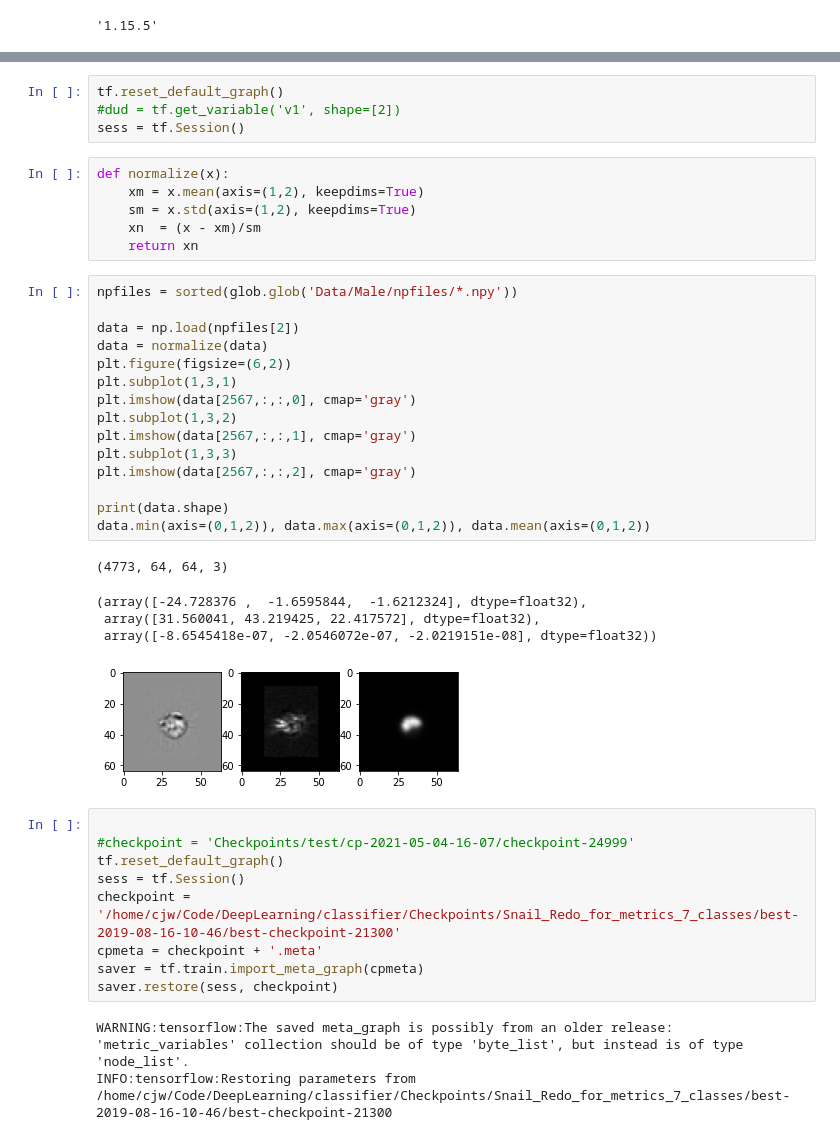
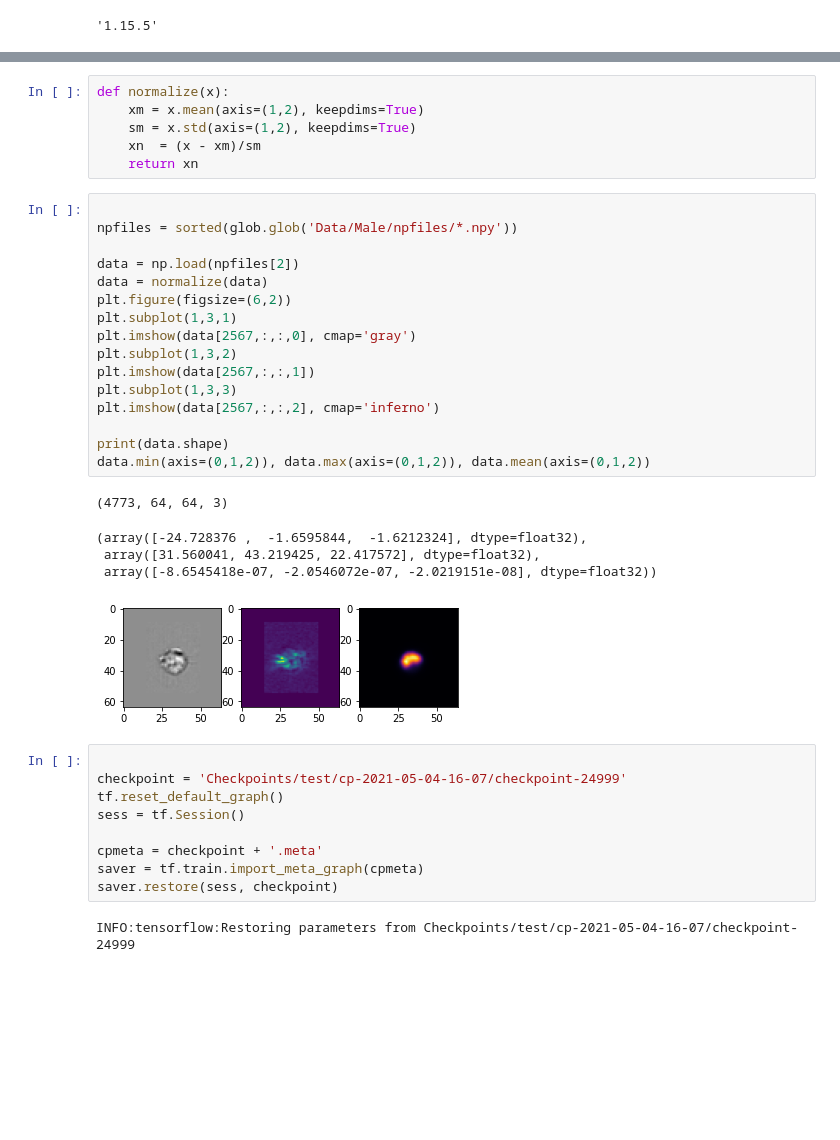
Before and after one commit to stowersinstitute/LIBPB-1390-Image3C, a Jupyter notebook: 4-Classifier/infer-male-example.ipynb, the cells around one changed output, grey strips where cells are left out. Saved outputs shown, nothing was run; the diff lists cells and outputs as text; blank space fills up the shorter version.

```diff
--- a/4-Classifier/infer-male-example.ipynb
+++ b/4-Classifier/infer-male-example.ipynb
@@ -30,7 +14,3 @@ def read_mm(mfile):
-# %%
-tf.reset_default_graph()
-#dud = tf.get_variable('v1', shape=[2])
-sess = tf.Session()
 # %%
 def normalize(x):
     xm = x.mean(axis=(1,2), keepdims=True)
@@ -38,37 +18,36 @@ def normalize(x):
     xn  = (x - xm)/sm
     return xn
 # %%
+
 npfiles = sorted(glob.glob('Data/Male/npfiles/*.npy'))
 
 data = np.load(npfiles[2])
 data = normalize(data)
 plt.figure(figsize=(6,2))
 plt.subplot(1,3,1)
 plt.imshow(data[2567,:,:,0], cmap='gray')
 plt.subplot(1,3,2)
-plt.imshow(data[2567,:,:,1], cmap='gray')
+plt.imshow(data[2567,:,:,1])
 plt.subplot(1,3,3)
-plt.imshow(data[2567,:,:,2], cmap='gray')
+plt.imshow(data[2567,:,:,2], cmap='inferno')
 
 print(data.shape)
 data.min(axis=(0,1,2)), data.max(axis=(0,1,2)), data.mean(axis=(0,1,2))
 # %% [output]
 (4773, 64, 64, 3)
 (array([-24.728376 ,  -1.6595844,  -1.6212324], dtype=float32),
  array([31.560041, 43.219425, 22.417572], dtype=float32),
  array([-8.6545418e-07, -2.0546072e-07, -2.0219151e-08], dtype=float32))
-[figure, old version]
+[figure, new version]
 # %%
 
-#checkpoint = 'Checkpoints/test/cp-2021-05-04-16-07/checkpoint-24999'
+checkpoint = 'Checkpoints/test/cp-2021-05-04-16-07/checkpoint-24999'
 tf.reset_default_graph()
 sess = tf.Session()
-checkpoint = '/home/cjw/Code/DeepLearning/classifier/Checkpoints/Snail_Redo_for_metrics_7_classes/best-2019-08-16-10-46/best-checkpoint-21300'
+
 cpmeta = checkpoint + '.meta'
 saver = tf.train.import_meta_graph(cpmeta)
 saver.restore(sess, checkpoint)
 # %% [output]
-WARNING:tensorflow:The saved meta_graph is possibly from an older release:
-'metric_variables' collection should be of type 'byte_list', but instead is of type 'node_list'.
-INFO:tensorflow:Restoring parameters from /home/cjw/Code/DeepLearning/classifier/Checkpoints/Snail_Redo_for_metrics_7_classes/best-2019-08-16-10-46/best-checkpoint-21300
+INFO:tensorflow:Restoring parameters from Checkpoints/test/cp-2021-05-04-16-07/checkpoint-24999
 # %%
```
Also changed, not shown: parts of 12 cells of this notebook, 1 other file.
